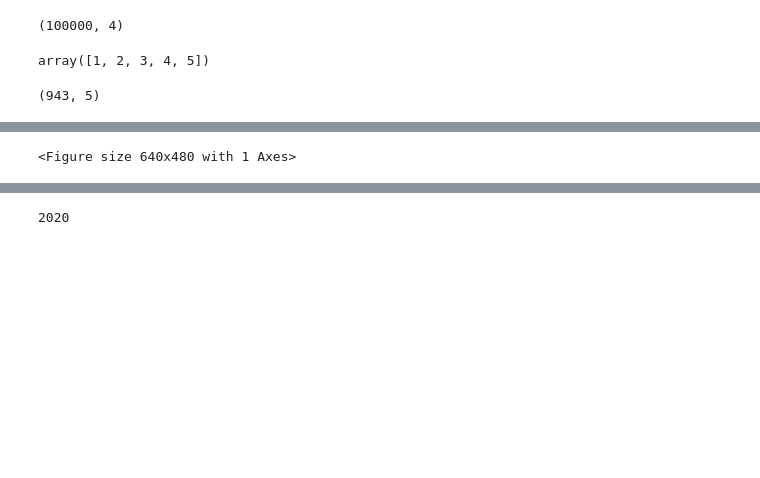
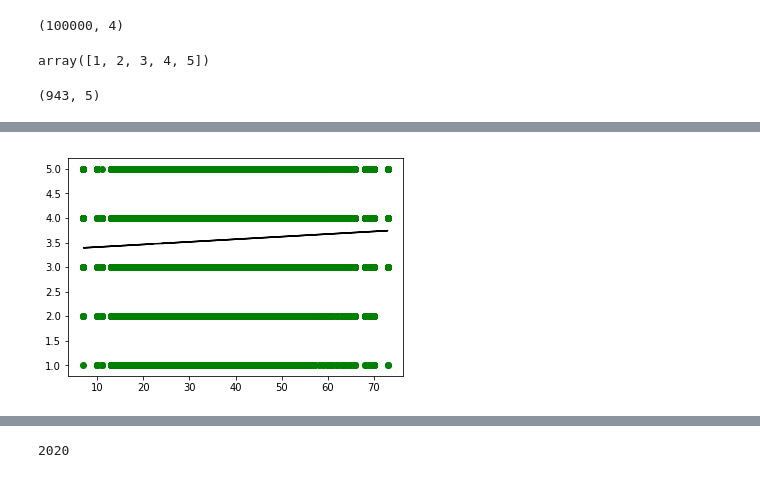
Before and after one commit to sharma-vidhi/machine-learning-movies, a Jupyter notebook: latent-manifold-regression_2.ipynb, the cells around one changed output, grey strips where cells are left out. Cells and saved outputs as stored; diff of their text form; code cells hidden in the pictures; blank space fills up the shorter version.

```diff
--- a/latent-manifold-regression_2.ipynb
+++ b/latent-manifold-regression_2.ipynb
@@ -62,14 +81,13 @@ array([ 0,  1,  2,  3,  4,  5,  6,  7,  8,  9, 10, 11, 12, 13, 14, 15, 16,
 # %%
-# Plot linerar regression to see if there is any relationship between age and ratings
 from sklearn import linear_model
 from matplotlib import pyplot as plt
 linear_reg = linear_model.LinearRegression()
-age_data=pd.DataFrame(data_user_movies['age'])
-ratings_data=data_user_movies['ratings']
+age_data=pd.DataFrame(user_ratings_data['age'])
+ratings_data=user_ratings_data['ratings']
 ratings_data.head()
 linear_reg.fit(age_data, ratings_data)
 plt.scatter(age_data, ratings_data,color='g')
 plt.plot(age_data, linear_reg.predict(age_data),color='k')
 plt.show()
 # %% [output]
-<Figure size 640x480 with 1 Axes>
+[figure, added]
```
Also changed, not shown: parts of 86 cells of this notebook, 1 other file.
